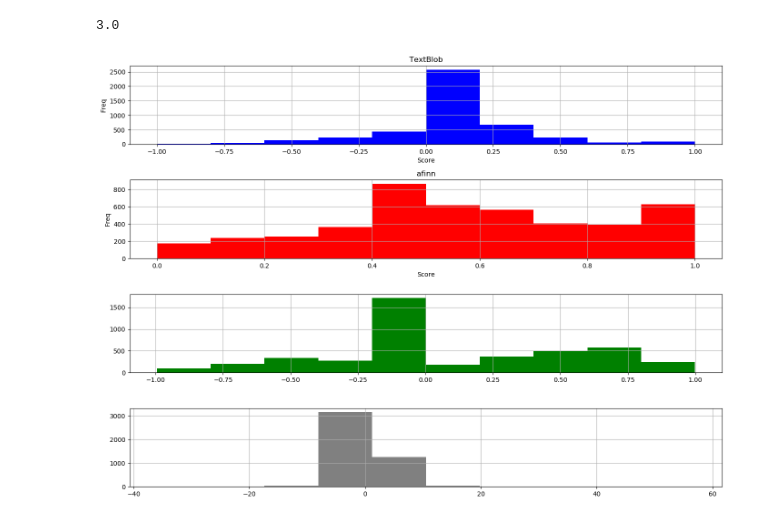
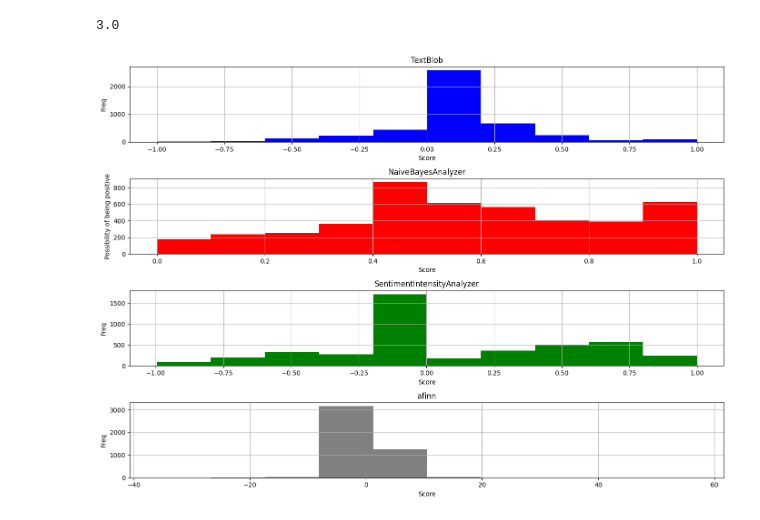
Before and after one commit to ChelseaYang1130/MFIN7036-Group-Project, a Jupyter notebook: Analysis/Sentiment.ipynb, the cells around one changed output. Drawn from its saved outputs; the diff is of its cells as text; code cells hidden in the pictures.

```diff
--- a/Analysis/Sentiment.ipynb
+++ b/Analysis/Sentiment.ipynb
@@ -7,7 +7,7 @@ from afinn import Afinn
 nltk.download('movie_reviews')
 nltk.download('vader_lexicon')
 # 读取Parquet文件
-df = pd.read_parquet('sample_data.parquet')
+df = pd.read_parquet('data/sample_data.parquet')
 df
 # %% [output]
 [nltk_data] Downloading package movie_reviews to
@@ -86,37 +86,37 @@ result4=pd.DataFrame(result4,columns=['Comment Body','pos'])
 # %%
 result1_pos = result1['pos']
 result2_pos=result2['p_pos']
 result3_compound = result3['compound']
 result4_pos=result4['pos']
 fig, ax = plt.subplots(4, 1, figsize=(14, 10))
 
 # plot results using TextBlob
 result1_pos.hist(ax=ax[0], color='blue')
 ax[0].set_title('TextBlob')
 ax[0].set_ylabel('Freq')
 ax[0].set_xlabel('Score')
 
 
 # plot results using SentimentIntensityAnalyzer
 result2_pos.hist(ax=ax[1], color='red')
 ax[1].set_title('NaiveBayesAnalyzer')
 ax[1].set_ylabel('Possibility of being positive')
 ax[1].set_xlabel('Score')
 
 
 # plot results using SentimentIntensityAnalyzer
 result3_compound.hist(ax=ax[2], color='green')
-ax[1].set_title('SentimentIntensityAnalyzer')
-ax[1].set_ylabel('Freq')
-ax[1].set_xlabel('Score')
+ax[2].set_title('SentimentIntensityAnalyzer')
+ax[2].set_ylabel('Freq')
+ax[2].set_xlabel('Score')
 
 # plot results using SentimentIntensityAnalyzer
 result4_pos.hist(ax=ax[3], color='grey')
-ax[1].set_title('afinn')
-ax[1].set_ylabel('Freq')
-ax[1].set_xlabel('Score')
+ax[3].set_title('afinn')
+ax[3].set_ylabel('Freq')
+ax[3].set_xlabel('Score')
 
 plt.tight_layout()
 plt.show()
 # %% [output]
-[figure, old version]
+[figure, new version]
```
Also changed, not shown: 1 other file.
